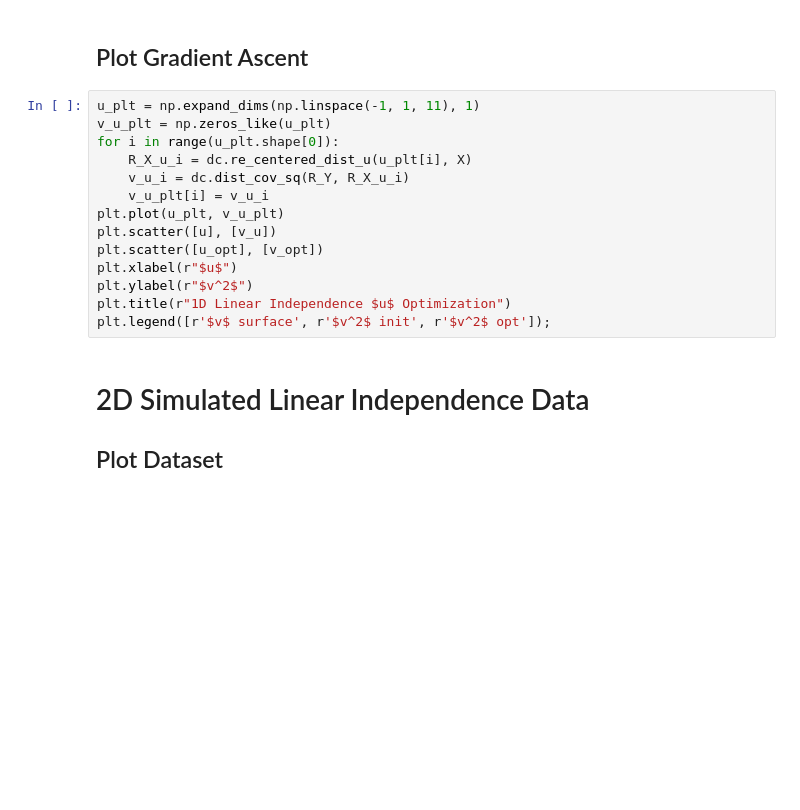
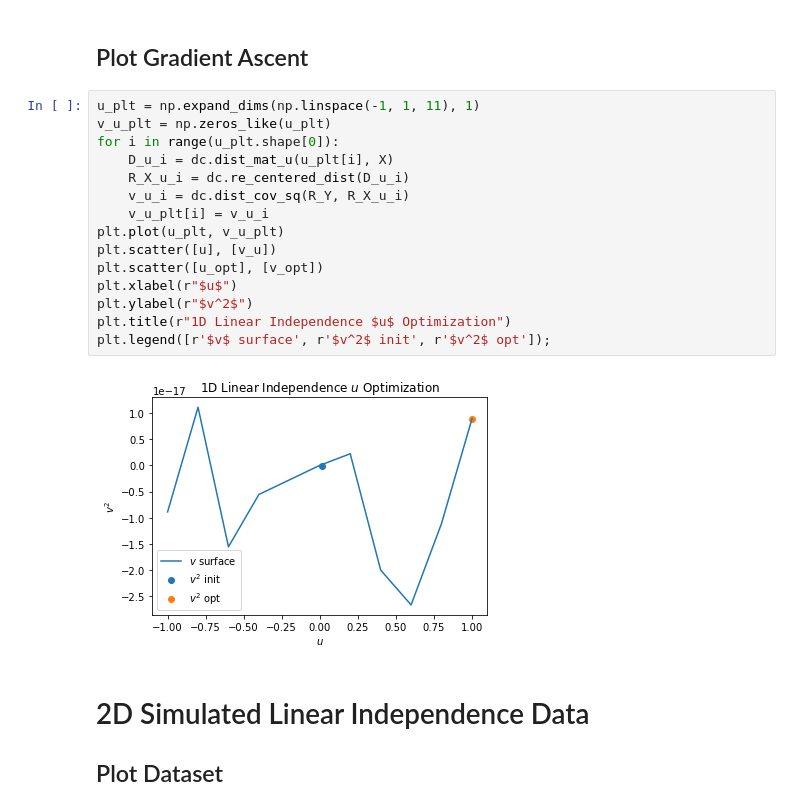
Before and after one commit to neurodata/hyppo, a Jupyter notebook: mgc_dcorr/simulated_DCA_demo.ipynb, the cells around one changed output. Saved outputs shown, nothing was run; the diff lists cells and outputs as text; blank space fills up the shorter version.

```diff
--- a/mgc_dcorr/simulated_DCA_demo.ipynb
+++ b/mgc_dcorr/simulated_DCA_demo.ipynb
@@ -75,17 +157,20 @@ ValueError: shapes (10,1) and (10,) not aligned: 1 (dim 1) != 10 (dim 0)
 # %%
 u_plt = np.expand_dims(np.linspace(-1, 1, 11), 1)
 v_u_plt = np.zeros_like(u_plt)
 for i in range(u_plt.shape[0]):
-    R_X_u_i = dc.re_centered_dist_u(u_plt[i], X)
+    D_u_i = dc.dist_mat_u(u_plt[i], X)
+    R_X_u_i = dc.re_centered_dist(D_u_i)
     v_u_i = dc.dist_cov_sq(R_Y, R_X_u_i)
     v_u_plt[i] = v_u_i
 plt.plot(u_plt, v_u_plt)
 plt.scatter([u], [v_u])
 plt.scatter([u_opt], [v_opt])
 plt.xlabel(r"$u$")
 plt.ylabel(r"$v^2$")
 plt.title(r"1D Linear Independence $u$ Optimization")
 plt.legend([r'$v$ surface', r'$v^2$ init', r'$v^2$ opt']);
+# %% [output]
+[figure, added]
 # %% [markdown]
 # 2D Simulated Linear Independence Data
 ## Plot Dataset
```
Also changed, not shown: parts of 10 cells of this notebook, 1 other file.
